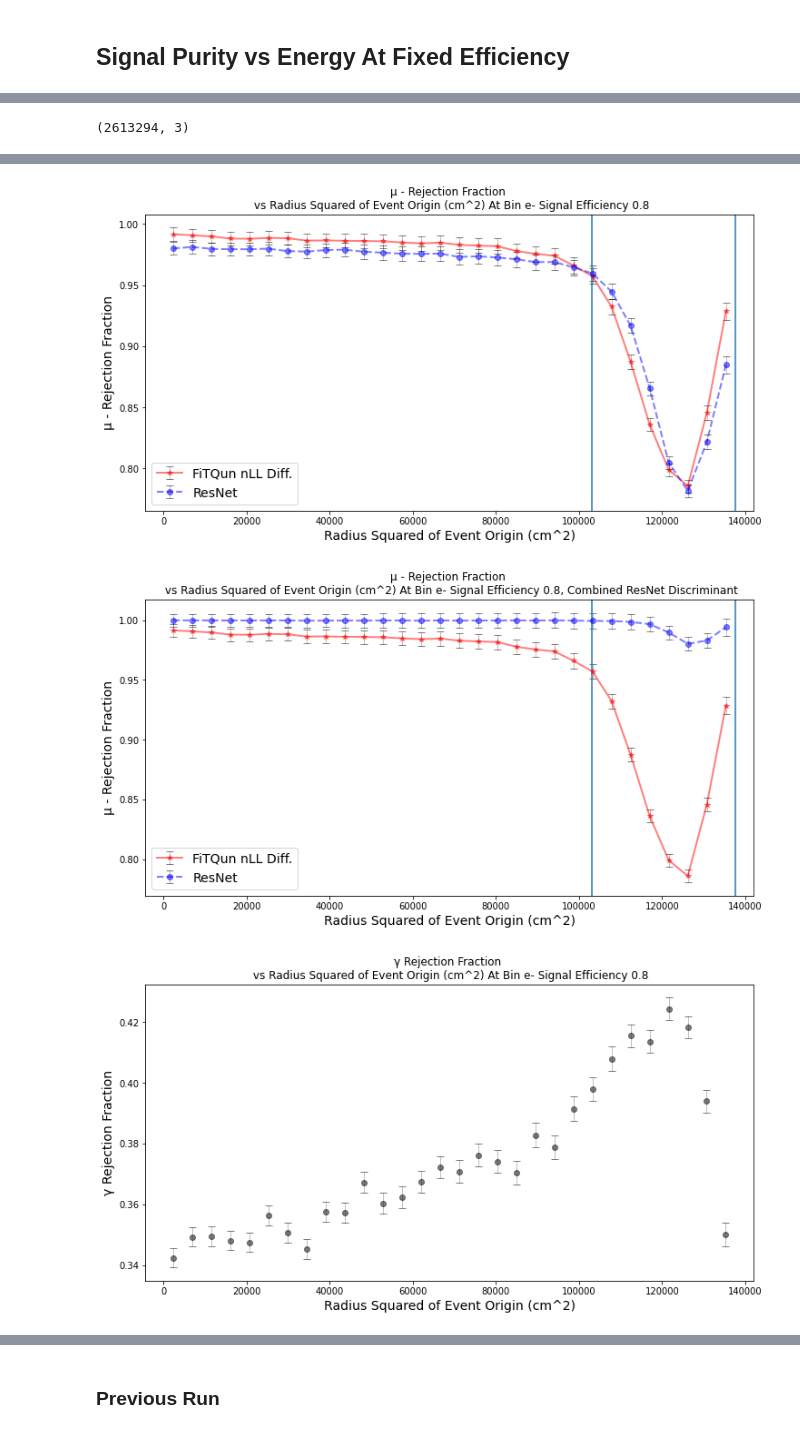
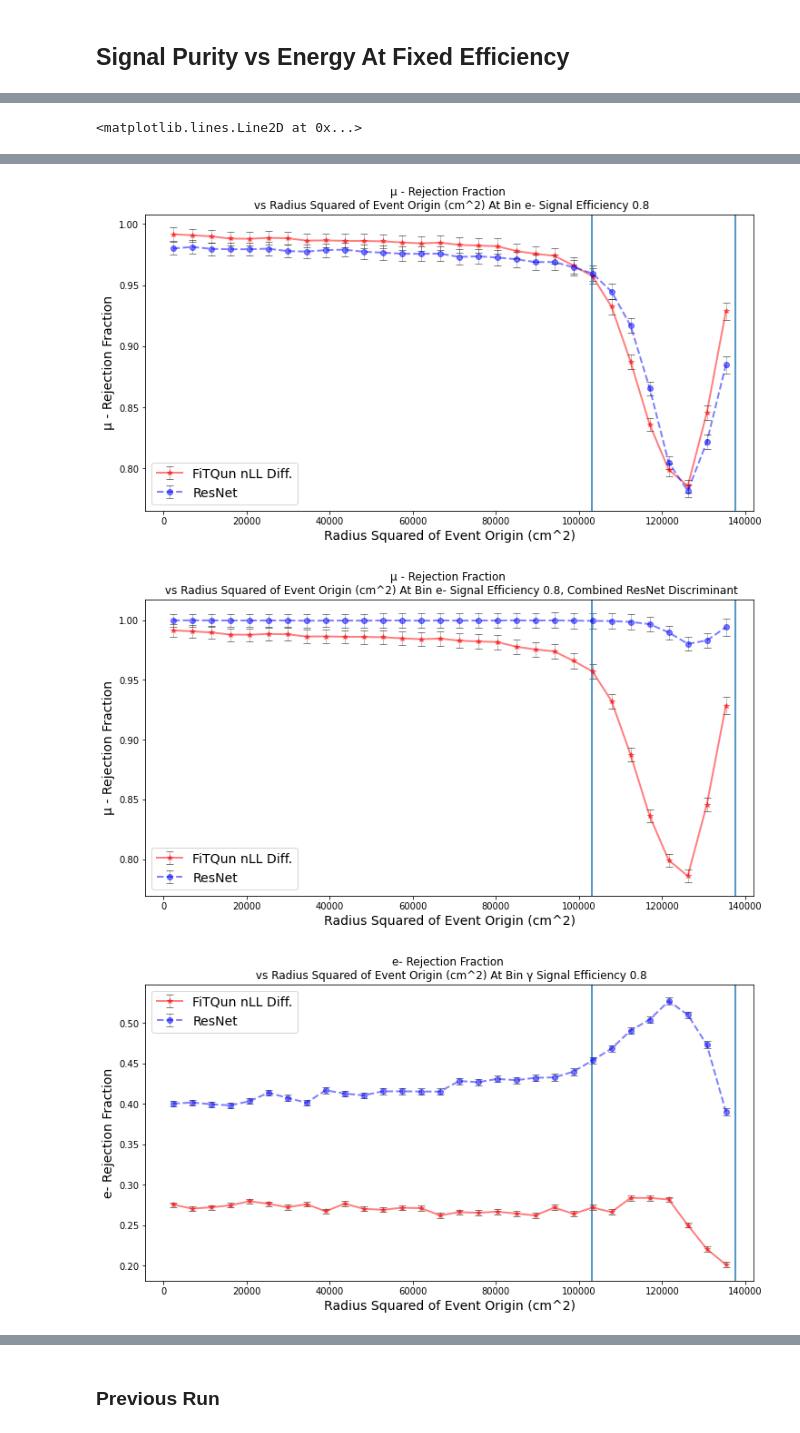
Before and after one commit to WatChMaL/CNN, a Jupyter notebook: Repeating_Classifier_Training/8. Comparing Additional Training and Testing Runs.ipynb, the cells around one changed output, grey strips where cells are left out. Saved outputs shown, nothing was run; the diff lists cells and outputs as text; code cells hidden in the pictures.

```diff
--- a/Repeating_Classifier_Training/8. Comparing Additional Training and Testing Runs.ipynb
+++ b/Repeating_Classifier_Training/8. Comparing Additional Training and Testing Runs.ipynb
@@ -271,6 +271,7 @@ for i,ptype in enumerate(sfiltered_labels):
     fq_nll[i] = fq_nll_original[ptype][fq_mapping_indices[i]]
     pbar.update(i)
 fq_scores = np.zeros((fq_nll.shape[0],3))
+fq_scores[:,0] = fq_nll[:,1] - fq_nll[:,0]
 fq_scores[:,1] = fq_nll[:,1] - fq_nll[:,0]
 fq_scores[:,2] = fq_nll[:,0] - fq_nll[:,1]
 fq_labels = sfiltered_labels
@@ -305,9 +306,6 @@ Success! We now have a FiTQun output set in the same order as the h5 test set
 collapsed_sm, collapsed_labels = collapse_test_output(repeat_1['filtered_softmaxes'],
                                                                  repeat_1['filtered_labels'],
                                                                  softmax_index_dict)
-collapsed_sm.shape
-# %% [output]
-(2613294, 3)
 # %%
 ############################# BINNING IN ENERGY ##########################
 
@@ -337,11 +335,18 @@ plot_binned_performance(collapsed_sm,
             0.8, 30, softmax_index_dict, 'e','mu',metric='rejection',marker='o--',color='b', ax=ax7,title_note=', Combined ResNet Discriminant')
 ax7.legend(['FiTQun nLL Diff.','ResNet'],fontsize=14)
 
-fig2 = plot_binned_performance(test_output[2]['filtered_softmaxes'],
+fig2, ax2 = plt.subplots(figsize=(12,6))
+plot_binned_performance(fq_scores,
+            fq_labels,
+            shifted_energies,
+            'Energy above Cherenkov Threshold (MeV)',
+            0.8, 30, softmax_index_dict, 'gamma','e',metric='rejection',marker='*-',color='r',ax=ax2)
+plot_binned_performance(test_output[2]['filtered_softmaxes'],
             test_output[2]['filtered_labels'],
             shifted_energies,
             'Energy above Cherenkov Threshold (MeV)',
-            0.8, 30, softmax_index_dict, 'e','gamma',metric='rejection' )
+            0.8, 30, softmax_index_dict, 'gamma','e',metric='rejection',marker='o--',color='b' ,ax=ax2)
+ax2.legend(['FiTQun nLL Diff.','ResNet'],fontsize=14)
 
 ############################## BINNING IN D-TO-WALL ##############################################
 
@@ -377,11 +382,18 @@ plot_binned_performance(collapsed_sm,
             0.8, 30, softmax_index_dict, 'e','mu',metric='rejection' ,marker='o--',color='b',ax=ax8, title_note=', Combined Resnet Discriminant')
 ax8.legend(['FiTQun nLL Diff.','ResNet'],fontsize=14)
 
+fig9, ax9 = plt.subplots(figsize=(12,6))
+plot_binned_performance(fq_scores,
+            fq_labels,
+            d_to_wall,
+            'Distance to Wall Along Particle Trajectory (cm)',
+            0.8, 30, softmax_index_dict, 'gamma','e',metric='rejection',marker='*-',color='r',ax=ax9)
 plot_binned_performance(test_output[2]['filtered_softmaxes'],
             test_output[2]['filtered_labels'],
             d_to_wall,
             'Distance to Wall Along Particle Trajectory (cm)',
-            0.8, 30, softmax_index_dict, 'e','gamma',metric='rejection' )
+            0.8, 30, softmax_index_dict, 'gamma','e',metric='rejection',marker='o--',color='b' ,ax=ax9)
+ax9.legend(['FiTQun nLL Diff.','ResNet'],fontsize=14)
 
 ####################################### BINNING IN ORIGIN RADIUS^2 ##################################
 
@@ -419,11 +431,21 @@ ax9.legend(['FiTQun nLL Diff.','ResNet'],fontsize=14)
 plt.axvline(x=371**2)
 plt.axvline(x=321**2)
 
-fig6 = plot_binned_performance(test_output[2]['filtered_softmaxes'],
+fig10, ax10 = plt.subplots(figsize=(12,6))
+plot_binned_performance(fq_scores,
+            fq_labels,
+            test_radius**2,
+            'Radius Squared of Event Origin (cm^2)',
+            0.8, 30, softmax_index_dict, 'gamma','e',metric='rejection',marker='*-',color='r',ax=ax10 )
+plot_binned_performance(test_output[2]['filtered_softmaxes'],
             test_output[2]['filtered_labels'],
             test_radius**2,
             'Radius Squared of Event Origin (cm^2)',
-            0.8, 30, softmax_index_dict, 'e','gamma',metric='rejection' )
+            0.8, 30, softmax_index_dict, 'gamma','e',metric='rejection',marker='o--',color='b', ax=ax10)
+ax10.legend(['FiTQun nLL Diff.','ResNet'],fontsize=14)
+plt.axvline(x=371**2)
+plt.axvline(x=321**2)
 # %% [output]
+<matplotlib.lines.Line2D at 0x...>
 [figure]
 [figure]
@@ -434,4 +456,4 @@ fig6 = plot_binned_performance(test_output[2]['filtered_softmaxes'],
 [figure]
 [figure]
-[figure, old version]
+[figure, new version]
 # %% [markdown]
```
Also changed, not shown: parts of 17 cells of this notebook, 3 other files.
